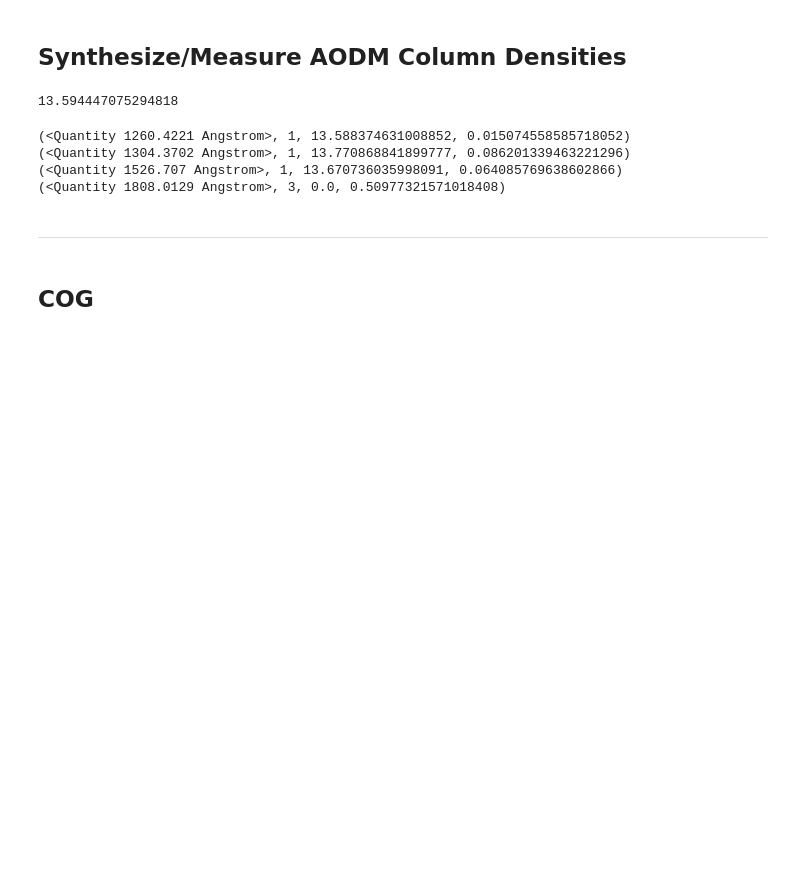
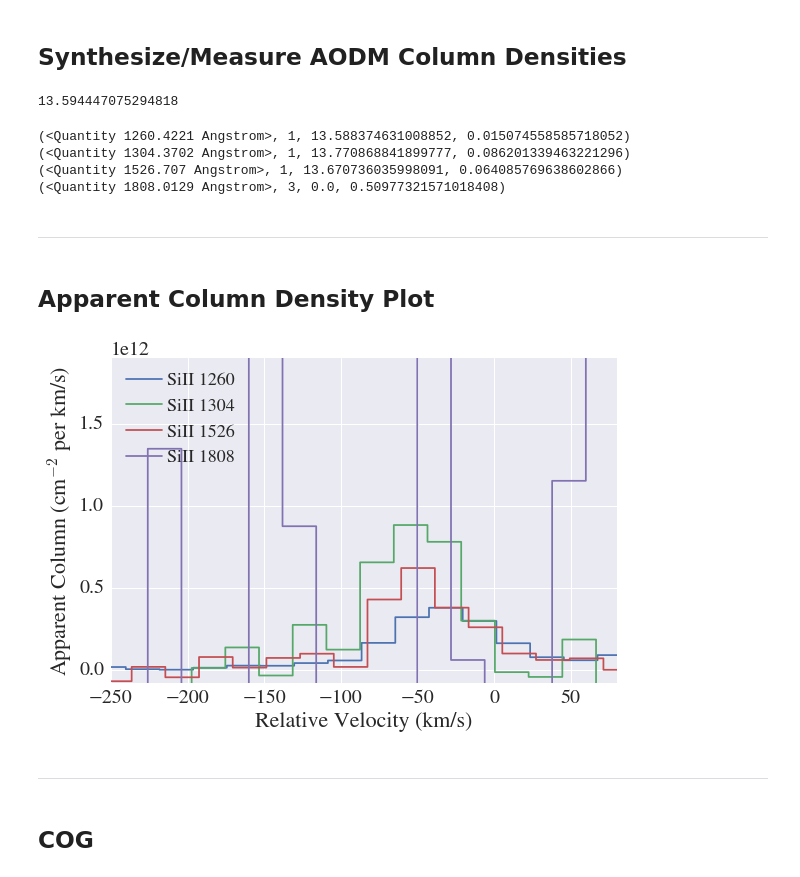
Before and after one commit to linetools/linetools, a Jupyter notebook: docs/examples/AbsComponent_ColumDensities.ipynb, the cells around one changed output. Drawn from its saved outputs; the diff is of its cells as text; code cells hidden in the pictures; blank space fills up the shorter version.

```diff
--- a/docs/examples/AbsComponent_ColumDensities.ipynb
+++ b/docs/examples/AbsComponent_ColumDensities.ipynb
@@ -81,6 +85,14 @@ for iline in abscomp._abslines:
 (<Quantity 1304.3702 Angstrom>, 1, 13.770868841899777, 0.086201339463221296)
 (<Quantity 1526.707 Angstrom>, 1, 13.670736035998091, 0.064085769638602866)
 (<Quantity 1808.0129 Angstrom>, 3, 0.0, 0.50977321571018408)
+# %% [markdown]
+----
+# %% [markdown]
+## Apparent Column Density Plot
+# %%
+abscomp.plot_Na()
+# %% [output]
+[figure, added]
 # %% [markdown]
 ----
 # %% [markdown]
```
Also changed, not shown: parts of 4 cells of this notebook, 2 other files.
